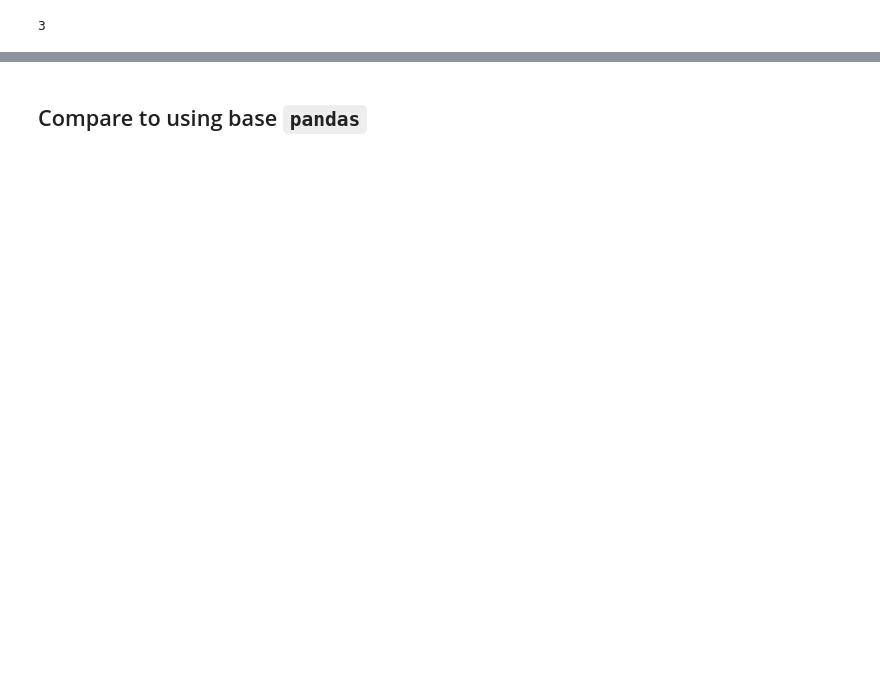
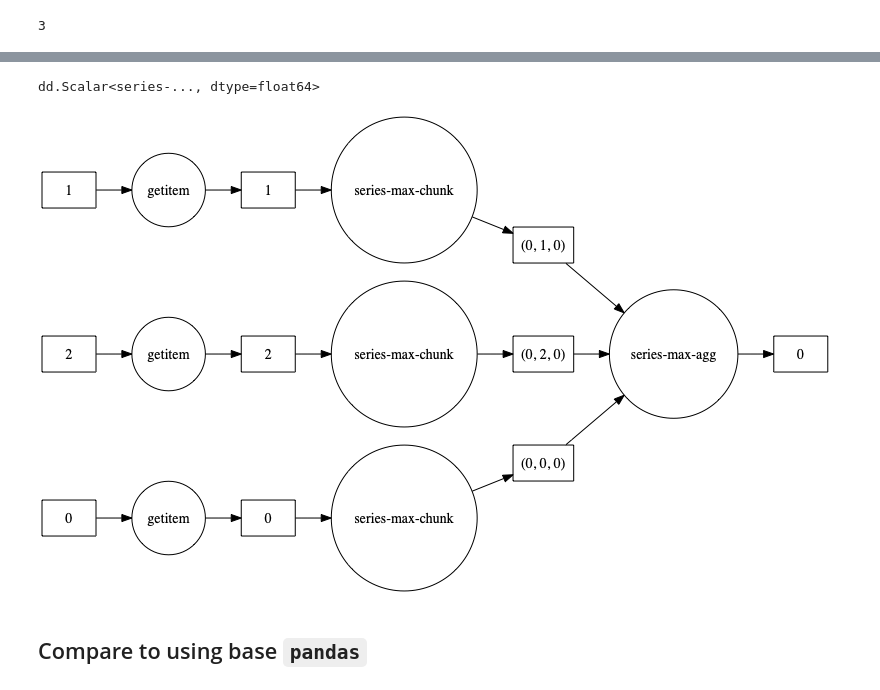
Before and after one commit to Logankrish/dask-scaling-dataframe, a Jupyter notebook: 01-10-minutes-to-dask.ipynb, the cells around one changed output, grey strips where cells are left out. Drawn from its saved outputs; the diff is of its cells as text; code cells hidden in the pictures; blank space fills up the shorter version.

```diff
--- a/01-10-minutes-to-dask.ipynb
+++ b/01-10-minutes-to-dask.ipynb
@@ -205,5 +224,12 @@ pay.visualize()
 # %%
-%time pay['base_salary'].max().compute()
+lazy_max_2 = pay['base_salary'].max()
+lazy_max_2
+# %% [output]
+dd.Scalar<series-..., dtype=float64>
+# %%
+lazy_max_2.visualize(rankdir="LR")
+# %% [output]
+[figure, added]
 # %% [markdown]
 ## Compare to using base `pandas`
 # %%
```
Also changed, not shown: parts of 34 cells of this notebook, 4 other files.
